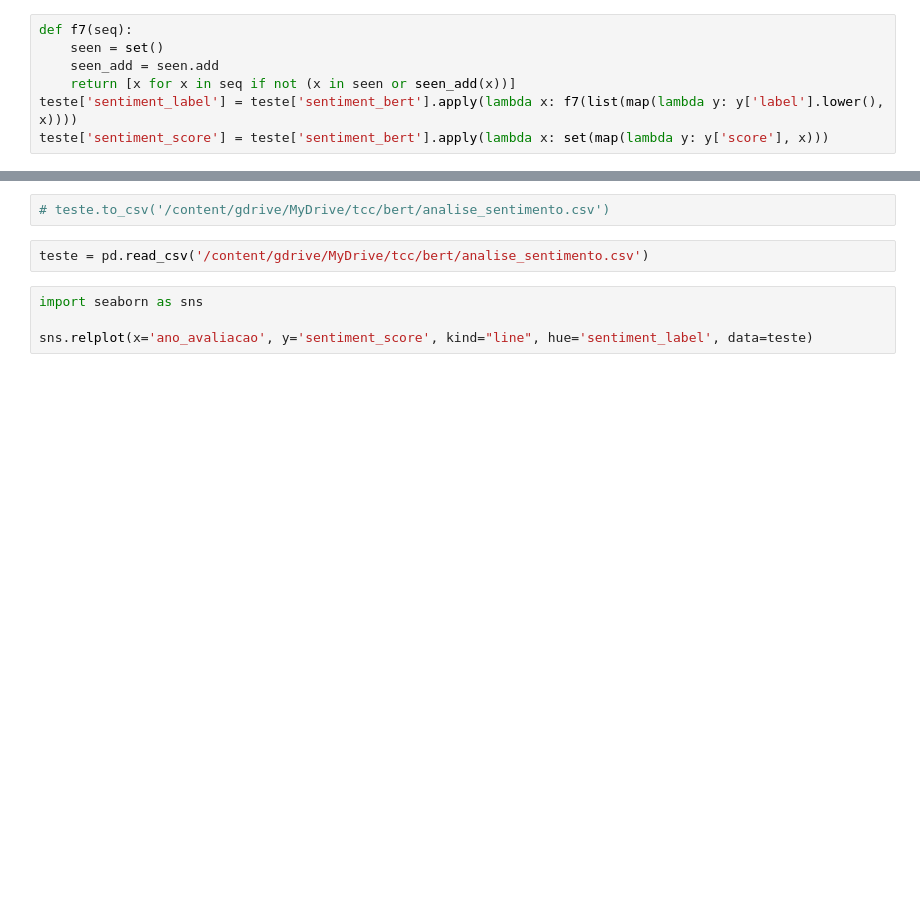
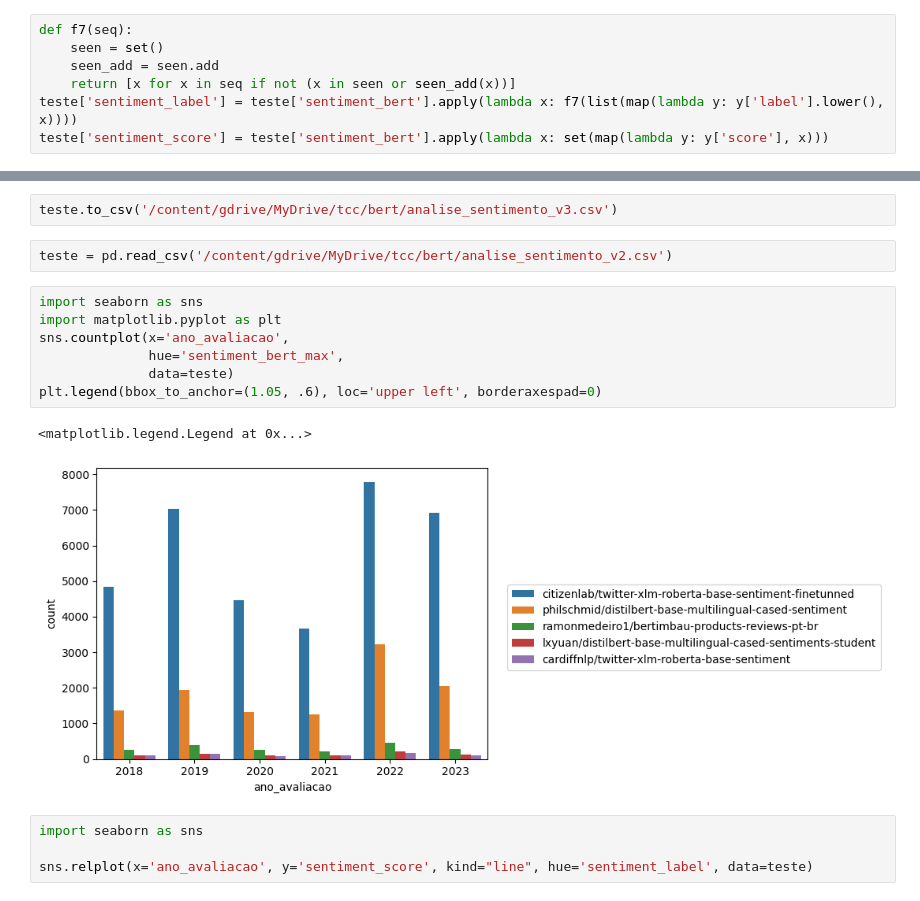
Before and after one commit to emerson-matos/tcc-notebooks, a Jupyter notebook: sentimentos/notebook.ipynb, the cells around one changed output, grey strips where cells are left out. Cells and saved outputs as stored; diff of their text form; blank space fills up the shorter version.

```diff
--- a/sentimentos/notebook.ipynb
+++ b/sentimentos/notebook.ipynb
@@ -325,7 +408,17 @@ teste[teste.text == 'Lindo d mais']
 # %%
-# teste.to_csv('/content/gdrive/MyDrive/tcc/bert/analise_sentimento.csv')
+teste.to_csv('/content/gdrive/MyDrive/tcc/bert/analise_sentimento_v3.csv')
 # %%
-teste = pd.read_csv('/content/gdrive/MyDrive/tcc/bert/analise_sentimento.csv')
+teste = pd.read_csv('/content/gdrive/MyDrive/tcc/bert/analise_sentimento_v2.csv')
+# %%
+import seaborn as sns
+import matplotlib.pyplot as plt
+sns.countplot(x='ano_avaliacao',
+              hue='sentiment_bert_max',
+              data=teste)
+plt.legend(bbox_to_anchor=(1.05, .6), loc='upper left', borderaxespad=0)
+# %% [output]
+<matplotlib.legend.Legend at 0x...>
+[figure, added]
 # %%
 import seaborn as sns
 
```
Also changed, not shown: parts of 21 cells of this notebook.
